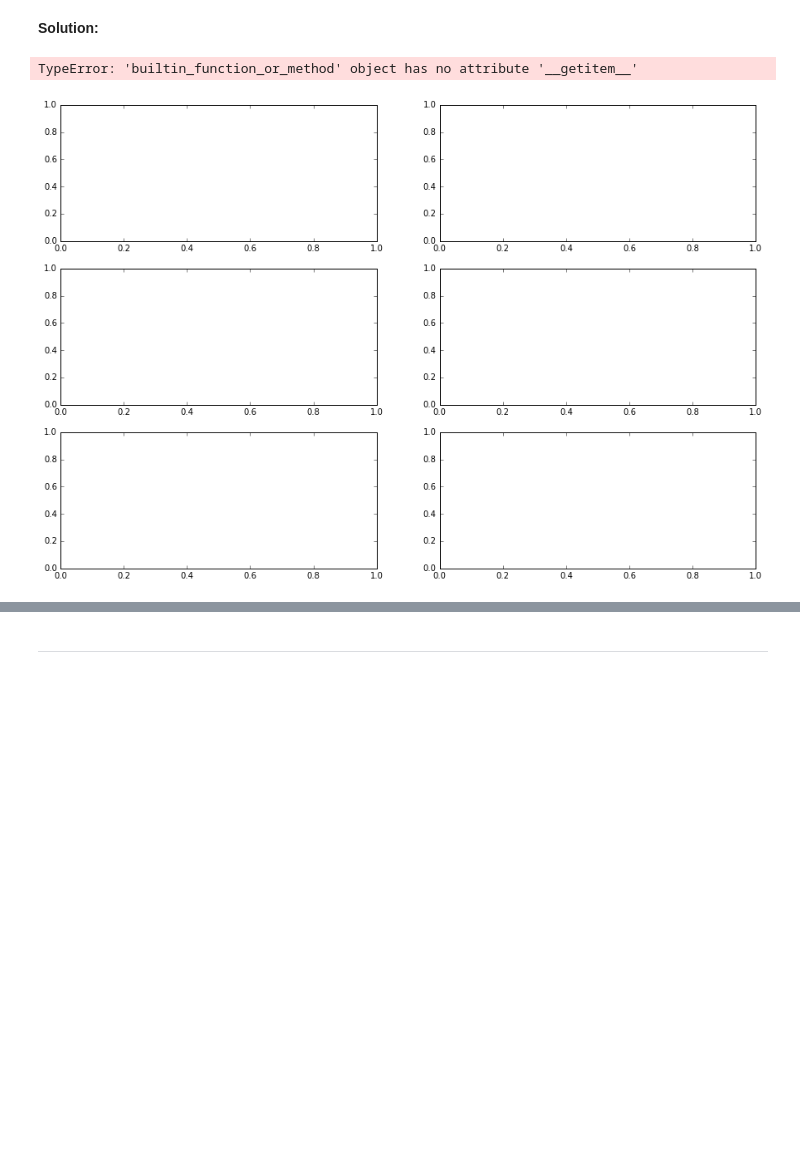
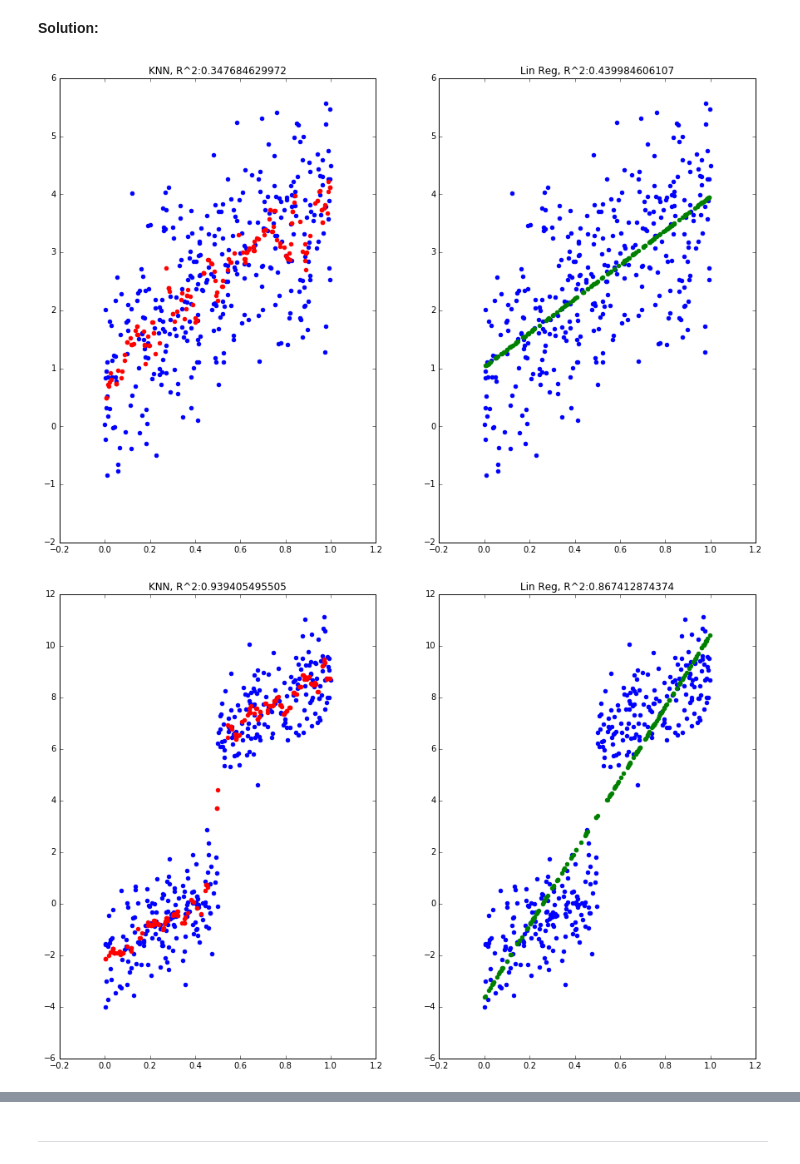
Before and after one commit to hecerinc/cs109a, a Jupyter notebook: keery_sean_cs109a_HW2.ipynb, the cells around one changed output, grey strips where cells are left out. Cells and saved outputs as stored; diff of their text form; code cells hidden in the pictures; blank space fills up the shorter version.

```diff
--- a/keery_sean_cs109a_HW2.ipynb
+++ b/keery_sean_cs109a_HW2.ipynb
@@ -553,25 +553,23 @@ k=10
 
 
 #plot predicted points
-fig, ((ax1, ax2), (ax3, ax4), (ax5, ax6)) = plt.subplots(3, 2, figsize=(15, 10))
+# fig, ((ax1, ax2), (ax3, ax4), (ax5, ax6)) = plt.subplots(3, 2, figsize=(15, 10))
 
 #create function to loop through all files in directory
 #or maybe just take the number of files in the set as the parameter
 # inputs: filenames or directory or number of files
 # return: datasets
 def dataset_creation(num_files):
-    number_files = np.array[0:num_files]
-    print number_files
-    for i in number_files:
-        ds_missingname = './dataset/dataset_',i,'_missing.txt'
-        ds_fullname = './dataset/dataset_',i,'_full.txt'
+    for i in range(1,num_files):
+        ds_missingname = './dataset/dataset_'+str(i)+'_missing.txt'
+#         print ds_missingname
+        ds_fullname = './dataset/dataset_'+str(i)+'_full.txt'
 
         #Read dataset
 
-        missing_df[i] = pd.read_csv(ds_missingname)
-        full_df[i] = pd.read_csv(ds_fullname)
-
-        i=i+1
+        missing_df = pd.read_csv(ds_missingname)
+        full_df = pd.read_csv(ds_fullname)
+        dataset_plotter(missing_df, full_df,num_files)
 
     return missing_df, full_df
 
@@ -581,7 +579,7 @@ def dataset_creation(num_files):
 # note that this function will have an output of plots, but return nothing
 def dataset_plotter(missing_df, full_df,num_files):
 
-    for i in num_files:
+#     for i in range(1,num_files):
 
         no_y_ind = missing_df[missing_df['y'].isnull()].index
         with_y_ind = missing_df[missing_df['y'].notnull()].index
@@ -590,41 +588,41 @@ def dataset_plotter(missing_df, full_df,num_files):
                                 full_df,
                                 no_y_ind,
                                 with_y_ind,
                                 k)
 
         predicted_lin, r_lin = fill_lin_reg(missing_df,
                                     full_df,
                                     no_y_ind,
                                     with_y_ind)
 
     #plot predicted points
 #     fig, ((ax1, ax2), (ax3, ax4), (ax5, ax6)) = plt.subplots(3, 2, figsize=(15, 10))
 
 
         #dynamically number axes
-        j=dataset.length
-        x_axis = "ax"+str(j)
-        j+=1
-        y_axis = "ax"+str(j)
+#         j=dataset.length
+#         x_axis = "ax"+str(j)
+#         j+=1
+#         y_axis = "ax"+str(j)
 
         #plot predicted points
         # TODO replace with look that build the below line based on number of files
-        fig, ((ax1, ax2), (ax3, ax4), (ax5, ax6)) = plt.subplots(3, 2, figsize=(15, 10))
+        fig, ((ax1, ax2)) = plt.subplots(1, 2, figsize=(15, 10))
 
-        x_axis, y_axis = plot_missing(x_axis,
-                        y_axis,
+        ax1, ax2 = plot_missing(ax1,
+                        ax2,
                         predicted_knn, r_knn,
                         predicted_lin, r_lin,
                         k,
                         no_y_ind,
                         with_y_ind)
 
 #     return null
 num_files=5
 missing_df, full_df = dataset_creation(num_files)
-missing_df.shape()
-dataset_plotter(missing_df, full_df,num_files)
+# missing_df.shape()
+# dataset_plotter(missing_df, full_df,num_files)
 plt.show()
 # %% [output]
-TypeError: 'builtin_function_or_method' object has no attribute '__getitem__'
-[figure, old version]
+[figure, new version]
+[figure, added]
```
Also changed, not shown: parts of 1 cell of this notebook.
